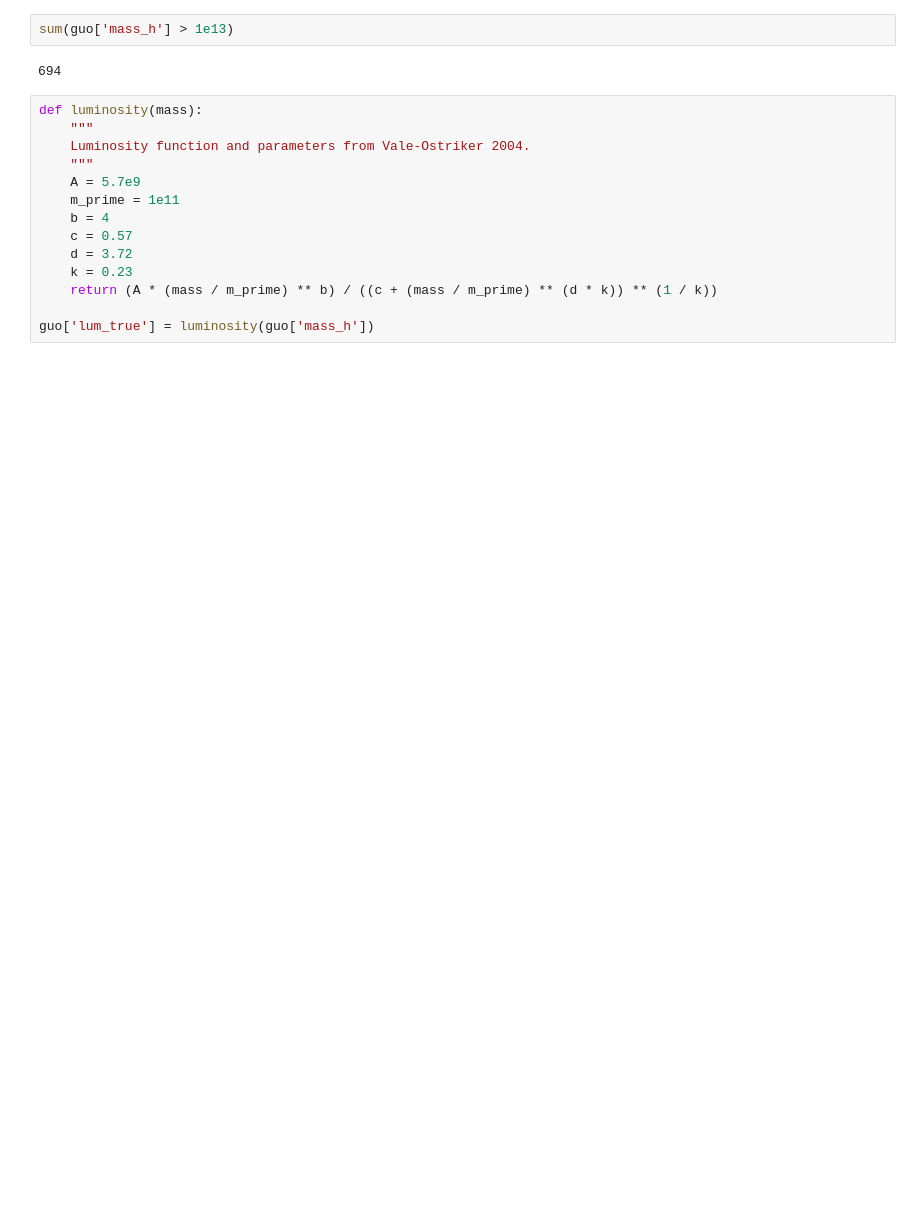
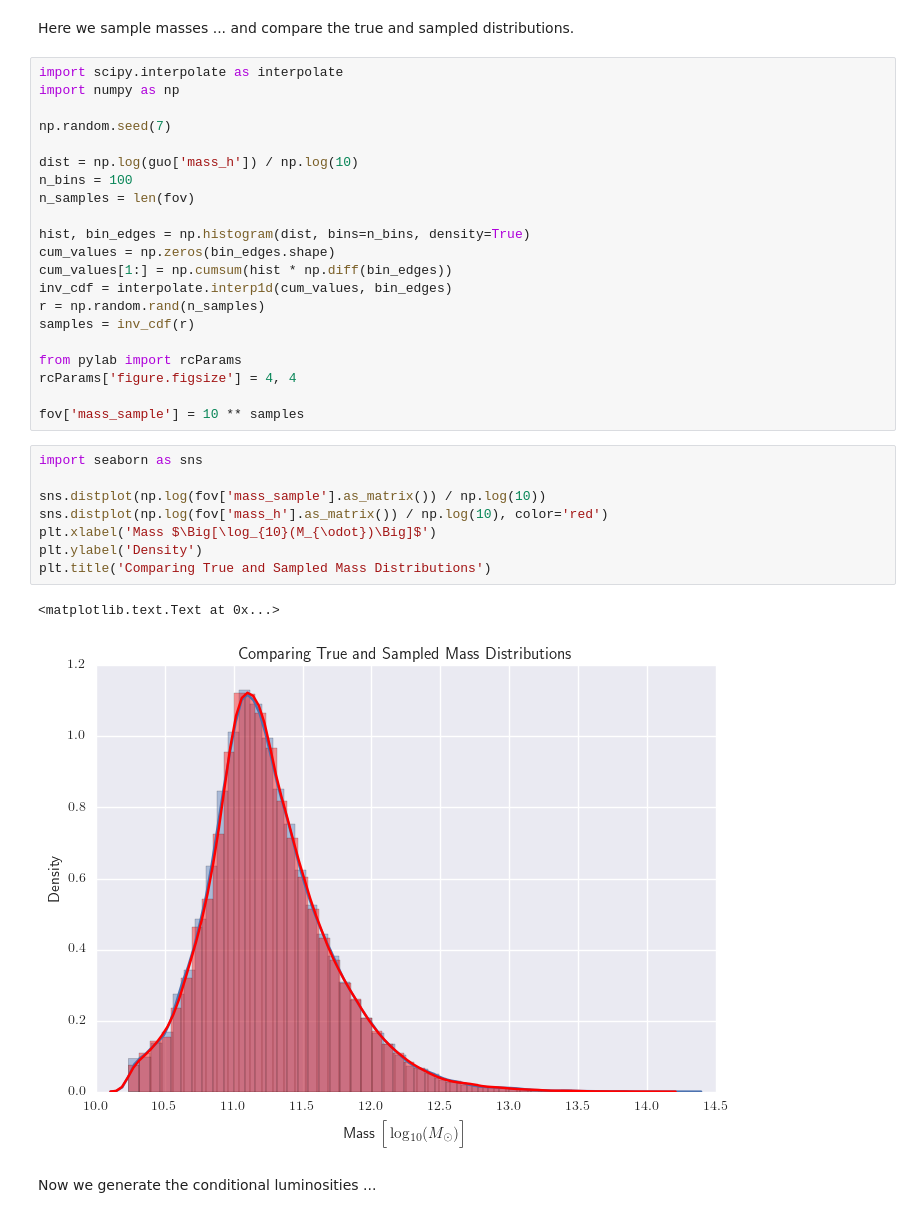
Before and after one commit to davidthomas5412/PanglossNotebooks, a Jupyter notebook: MassLuminosityProject/GenerateMockData1_2017_01_18.ipynb, the cells around one changed output. Cells and saved outputs as stored; diff of their text form; blank space fills up the shorter version.

```diff
--- a/MassLuminosityProject/GenerateMockData1_2017_01_18.ipynb
+++ b/MassLuminosityProject/GenerateMockData1_2017_01_18.ipynb
@@ -146,18 +177,36 @@ plt.gcf().suptitle('Mass Structure in Field of View')
-# %%
-sum(guo['mass_h'] > 1e13)
-# %% [output]
-694
-# %%
-def luminosity(mass):
-    """
-    Luminosity function and parameters from Vale-Ostriker 2004.
-    """
-    A = 5.7e9
-    m_prime = 1e11
-    b = 4
-    c = 0.57
-    d = 3.72
-    k = 0.23
-    return (A * (mass / m_prime) ** b) / ((c + (mass / m_prime) ** (d * k)) ** (1 / k))
-
-guo['lum_true'] = luminosity(guo['mass_h'])
+# %% [markdown]
+Here we sample masses ... and compare the true and sampled distributions.
+# %%
+import scipy.interpolate as interpolate
+import numpy as np
+
+np.random.seed(7)
+
+dist = np.log(guo['mass_h']) / np.log(10)
+n_bins = 100
+n_samples = len(fov)
+
+hist, bin_edges = np.histogram(dist, bins=n_bins, density=True)
+cum_values = np.zeros(bin_edges.shape)
+cum_values[1:] = np.cumsum(hist * np.diff(bin_edges))
+inv_cdf = interpolate.interp1d(cum_values, bin_edges)
+r = np.random.rand(n_samples)
+samples = inv_cdf(r)
+
+from pylab import rcParams
+rcParams['figure.figsize'] = 4, 4
+
+fov['mass_sample'] = 10 ** samples
+# %%
+import seaborn as sns
+
+sns.distplot(np.log(fov['mass_sample'].as_matrix()) / np.log(10))
+sns.distplot(np.log(fov['mass_h'].as_matrix()) / np.log(10), color='red')
+plt.xlabel('Mass $\Big[\log_{10}(M_{\odot})\Big]$')
+plt.ylabel('Density')
+plt.title('Comparing True and Sampled Mass Distributions')
+# %% [output]
+<matplotlib.text.Text at 0x...>
+[figure, added]
+# %% [markdown]
+Now we generate the conditional luminosities ...
```
Also changed, not shown: parts of 25 cells of this notebook.
